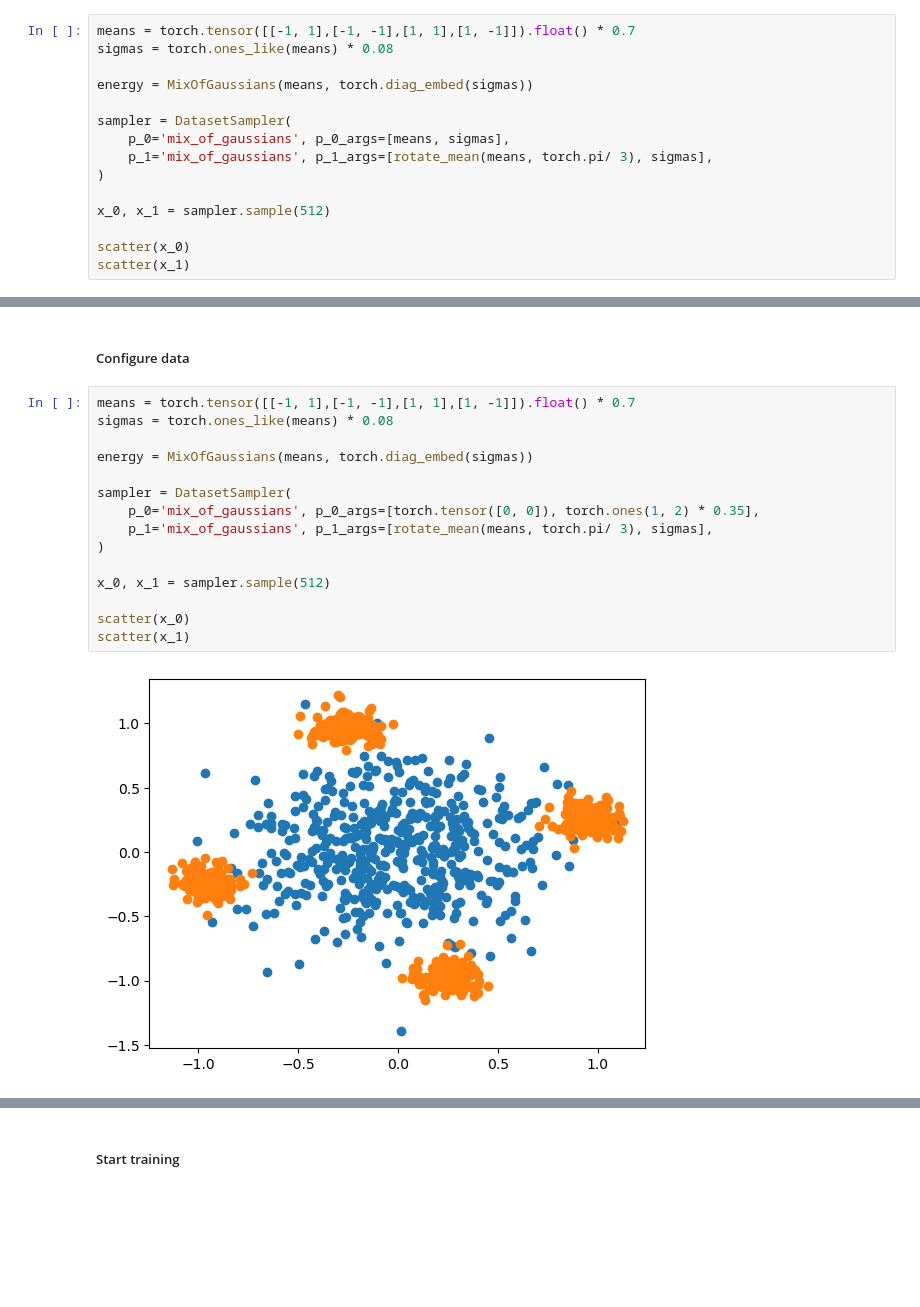
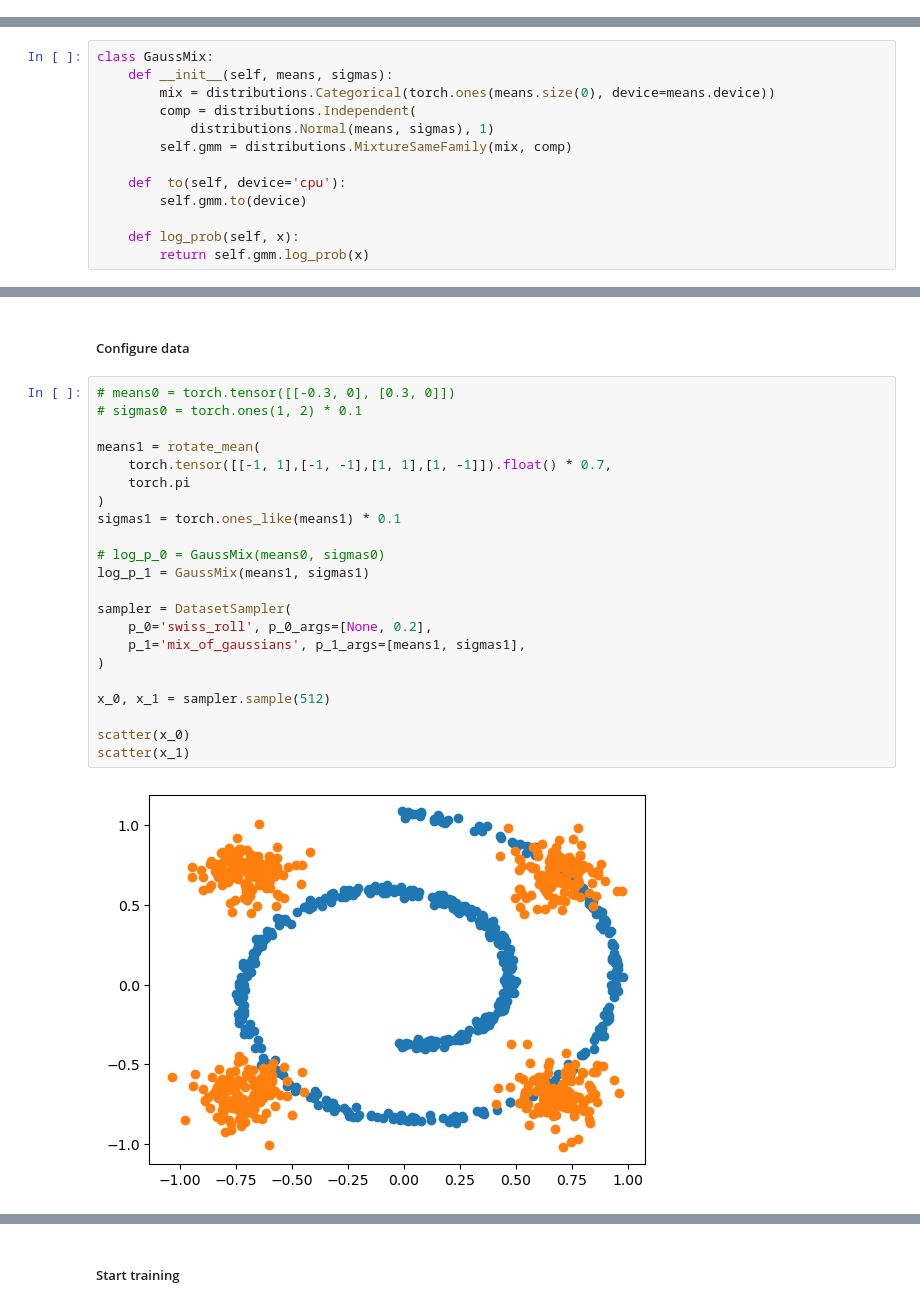
Before and after one commit to mmacosha/d2e-stochastic-dynamics, a Jupyter notebook: notebook.ipynb, the cells around one changed output, grey strips where cells are left out. Drawn from its saved outputs; the diff is of its cells as text; blank space fills up the shorter version.

```diff
--- a/notebook.ipynb
+++ b/notebook.ipynb
@@ -636,15 +576,0 @@ class MixOfGaussians:
-# %%
-means = torch.tensor([[-1, 1],[-1, -1],[1, 1],[1, -1]]).float() * 0.7
-sigmas = torch.ones_like(means) * 0.08
-
-energy = MixOfGaussians(means, torch.diag_embed(sigmas))
-
-sampler = DatasetSampler(
-    p_0='mix_of_gaussians', p_0_args=[means, sigmas],
-    p_1='mix_of_gaussians', p_1_args=[rotate_mean(means, torch.pi/ 3), sigmas],
-)
-
-x_0, x_1 = sampler.sample(512)
-
-scatter(x_0)
-scatter(x_1)
@@ -653 +577,14 @@ scatter(x_1)
+# %%
+class GaussMix:
+    def __init__(self, means, sigmas):
+        mix = distributions.Categorical(torch.ones(means.size(0), device=means.device))
+        comp = distributions.Independent(
+            distributions.Normal(means, sigmas), 1)
+        self.gmm = distributions.MixtureSameFamily(mix, comp)
+
+    def  to(self, device='cpu'):
+        self.gmm.to(device)
+
+    def log_prob(self, x):
+        return self.gmm.log_prob(x)
 # %%
@@ -714,19 +615,26 @@ Reference process
 # %% [markdown]
 ##### Configure data
 # %%
-means = torch.tensor([[-1, 1],[-1, -1],[1, 1],[1, -1]]).float() * 0.7
-sigmas = torch.ones_like(means) * 0.08
+# means0 = torch.tensor([[-0.3, 0], [0.3, 0]])
+# sigmas0 = torch.ones(1, 2) * 0.1
 
-energy = MixOfGaussians(means, torch.diag_embed(sigmas))
+means1 = rotate_mean(
+    torch.tensor([[-1, 1],[-1, -1],[1, 1],[1, -1]]).float() * 0.7,
+    torch.pi
+)
+sigmas1 = torch.ones_like(means1) * 0.1
+
+# log_p_0 = GaussMix(means0, sigmas0)
+log_p_1 = GaussMix(means1, sigmas1)
 
 sampler = DatasetSampler(
-    p_0='mix_of_gaussians', p_0_args=[torch.tensor([0, 0]), torch.ones(1, 2) * 0.35],
-    p_1='mix_of_gaussians', p_1_args=[rotate_mean(means, torch.pi/ 3), sigmas],
+    p_0='swiss_roll', p_0_args=[None, 0.2],
+    p_1='mix_of_gaussians', p_1_args=[means1, sigmas1],
 )
 
 x_0, x_1 = sampler.sample(512)
 
 scatter(x_0)
 scatter(x_1)
 # %% [output]
-[figure, old version]
+[figure, new version]
```
Also changed, not shown: parts of 52 cells of this notebook, 14 other files.
